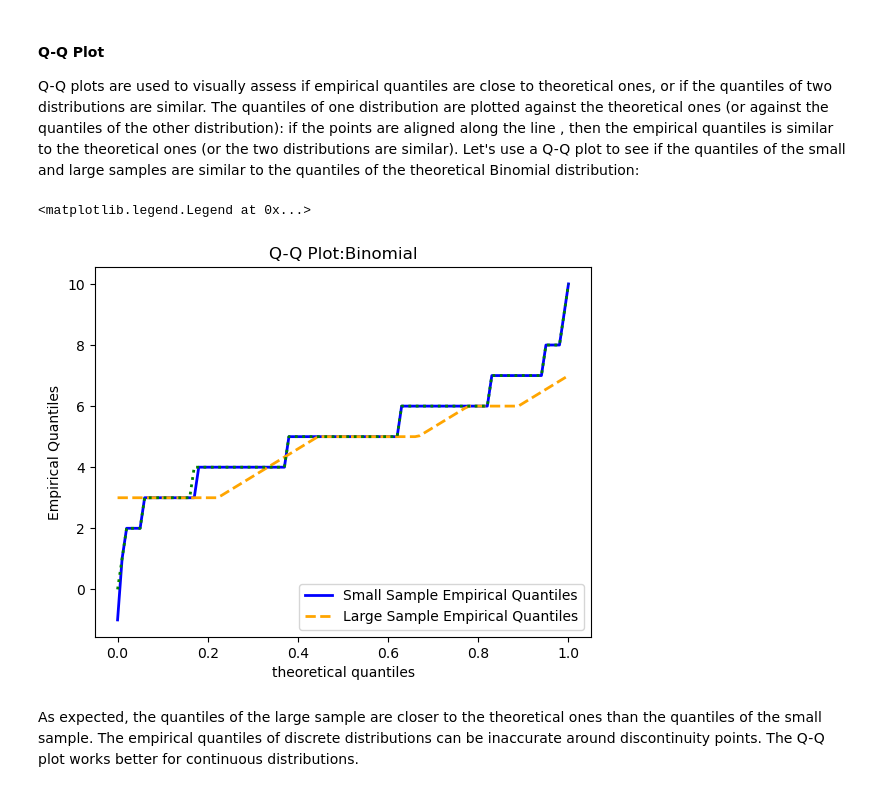
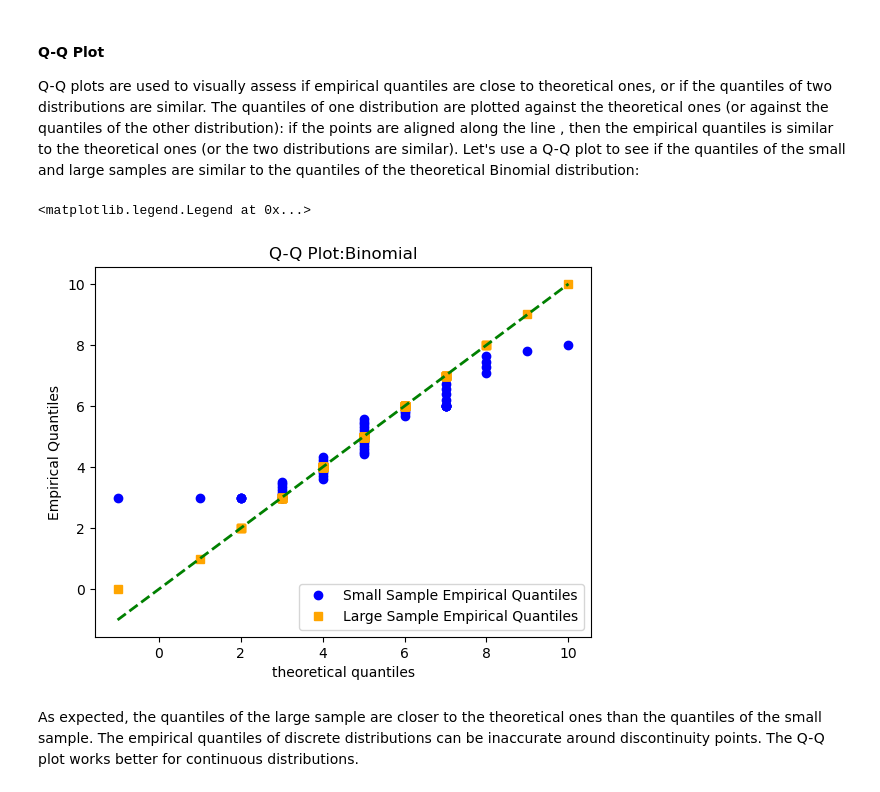
Before and after one commit to Hongze200532/Data-Science, a Jupyter notebook: Applied Statcis_Week 7/worksheet01.ipynb, the cells around one changed output. Saved outputs shown, nothing was run; the diff lists cells and outputs as text; code cells hidden in the pictures.

```diff
--- a/Applied Statcis_Week 7/worksheet01.ipynb
+++ b/Applied Statcis_Week 7/worksheet01.ipynb
@@ -231,23 +235,24 @@ Empirical Quantile at 0.2: 4.0
 #### Q-Q Plot
 Q-Q plots are used to visually assess if empirical quantiles are close to theoretical ones, or if the quantiles of two distributions are similar. The quantiles of one distribution are plotted against the theoretical ones (or against the quantiles of the other distribution): if the points are aligned along the line , then the empirical quantiles is similar to the theoretical ones (or the two distributions are similar). Let's use a Q-Q plot to see if the quantiles of the small and large samples are similar to the quantiles of the theoretical Binomial distribution:
 # %%
-# evaluate the theoretical and empirical quantiled
+# evaluate the theoretical and empirical quantile
 # for the binomial distribution and samples introduced above
 # plot them against each other.
 
 theor_quantiles = ProbDist.ppf(probabilities)
 Emp_quantiles_ss = np.quantile(small_samples, probabilities)
 Emp_quantiles_ls = np.quantile(large_samples, probabilities)
+
 figure,ax = plt.subplots() # Define a new figure and axes
 
-ax.plot(probabilities, theor_quantiles, '-', label='Theoretical Quantiles', color='blue', linewidth=2)
-ax.plot(probabilities, Emp_quantiles_ss, '--', label='Small Sample Empirical Quantiles', color='orange', linewidth=2)
-ax.plot(probabilities, Emp_quantiles_ls, ':', label='Large Sample Empirical Quantiles', color='green', linewidth=2)
+ax.plot(theor_quantiles, Emp_quantiles_ss, 'o', label='Small Sample Empirical Quantiles', color='blue', linewidth=2)
+ax.plot(theor_quantiles, Emp_quantiles_ls, 's', label='Large Sample Empirical Quantiles', color='orange', linewidth=2)
+ax.plot(theor_quantiles, theor_quantiles, '--', label='Theoretical Quantiles', color='green', linewidth=2)
 ax.set(xlabel='theoretical quantiles', ylabel='Empirical Quantiles', title='Q-Q Plot:Binomial')
 ax.legend(['Small Sample Empirical Quantiles', 'Large Sample Empirical Quantiles'], loc = 'lower right')
 # %% [output]
 <matplotlib.legend.Legend at 0x...>
-[figure, old version]
+[figure, new version]
 # %% [markdown]
 As expected, the quantiles of the large sample are closer to the theoretical ones than the quantiles of the small sample. The empirical quantiles of discrete distributions can be inaccurate around discontinuity points. The Q-Q plot works better for continuous distributions.
 # %% [markdown]
```
Also changed, not shown: parts of 34 cells of this notebook.
